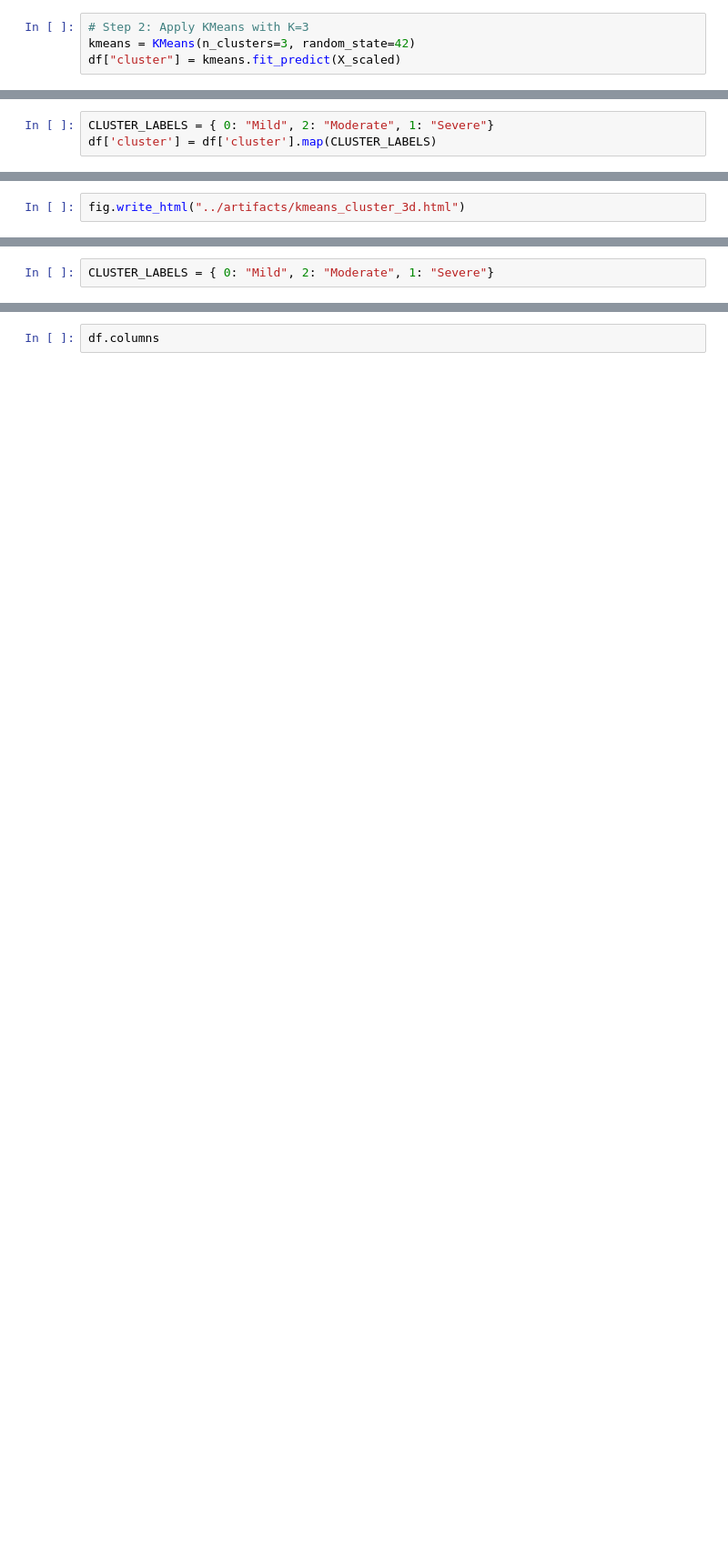
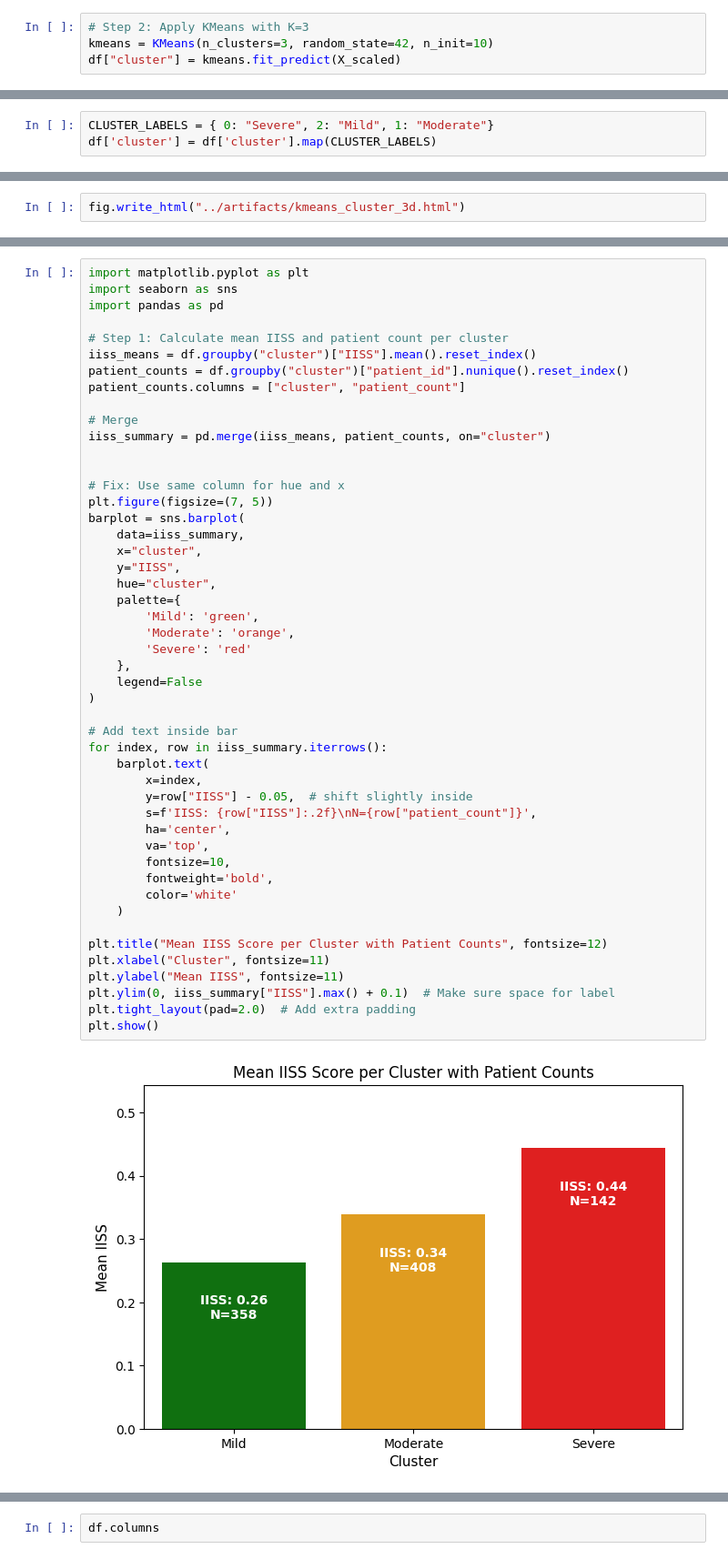
Before and after one commit to rohit180497/Power-of-Patients-Capstone, a Jupyter notebook: phenotypes/scripts/base_model.ipynb, the cells around one changed output, grey strips where cells are left out. Shown at 91% size. Cells and saved outputs as stored; diff of their text form; blank space fills up the shorter version.

Commit message:
kmeans cluster updated

```diff
--- a/phenotypes/scripts/base_model.ipynb
+++ b/phenotypes/scripts/base_model.ipynb
@@ -81,6 +81,6 @@ plt.show()
 [figure]
 # %%
 # Step 2: Apply KMeans with K=3
-kmeans = KMeans(n_clusters=3, random_state=42)
+kmeans = KMeans(n_clusters=3, random_state=42, n_init=10)
 df["cluster"] = kmeans.fit_predict(X_scaled)
 # %%
@@ -93,5 +95,5 @@ np.float64(0.10954242788606047)
 # %%
-CLUSTER_LABELS = { 0: "Mild", 2: "Moderate", 1: "Severe"}
+CLUSTER_LABELS = { 0: "Severe", 2: "Mild", 1: "Moderate"}
 df['cluster'] = df['cluster'].map(CLUSTER_LABELS)
 # %%
 import plotly.express as px
@@ -143,5 +145,53 @@ df.head()
 | 3 | 096d402a-5fcd-41dd-b59b-b3089cf06742 | 1 | 0.0 | 0.0 | 0.0 | ... |
 | 4 | a419b210-7615-40ac-ad05-a9e0a83046af | 1 | 0.0 | 0.0 | 0.0 | ... |
 # %%
-CLUSTER_LABELS = { 0: "Mild", 2: "Moderate", 1: "Severe"}
+import matplotlib.pyplot as plt
+import seaborn as sns
+import pandas as pd
+
+# Step 1: Calculate mean IISS and patient count per cluster
+iiss_means = df.groupby("cluster")["IISS"].mean().reset_index()
+patient_counts = df.groupby("cluster")["patient_id"].nunique().reset_index()
+patient_counts.columns = ["cluster", "patient_count"]
+
+# Merge
+iiss_summary = pd.merge(iiss_means, patient_counts, on="cluster")
+
+
+# Fix: Use same column for hue and x
+plt.figure(figsize=(7, 5))
+barplot = sns.barplot(
+    data=iiss_summary,
+    x="cluster",
+    y="IISS",
+    hue="cluster",
+    palette={
+        'Mild': 'green',
+        'Moderate': 'orange',
+        'Severe': 'red'
+    },
+    legend=False
+)
+
+# Add text inside bar
+for index, row in iiss_summary.iterrows():
+    barplot.text(
+        x=index,
+        y=row["IISS"] - 0.05,  # shift slightly inside
+        s=f'IISS: {row["IISS"]:.2f}\nN={row["patient_count"]}',
+        ha='center',
+        va='top',
+        fontsize=10,
+        fontweight='bold',
+        color='white'
+    )
+
+plt.title("Mean IISS Score per Cluster with Patient Counts", fontsize=12)
+plt.xlabel("Cluster", fontsize=11)
+plt.ylabel("Mean IISS", fontsize=11)
+plt.ylim(0, iiss_summary["IISS"].max() + 0.1)  # Make sure space for label
+plt.tight_layout(pad=2.0)  # Add extra padding
+plt.show()
+# %% [output]
+[figure, added]
 # %%
```
Also changed, not shown: parts of 7 cells of this notebook, 4 other files.
